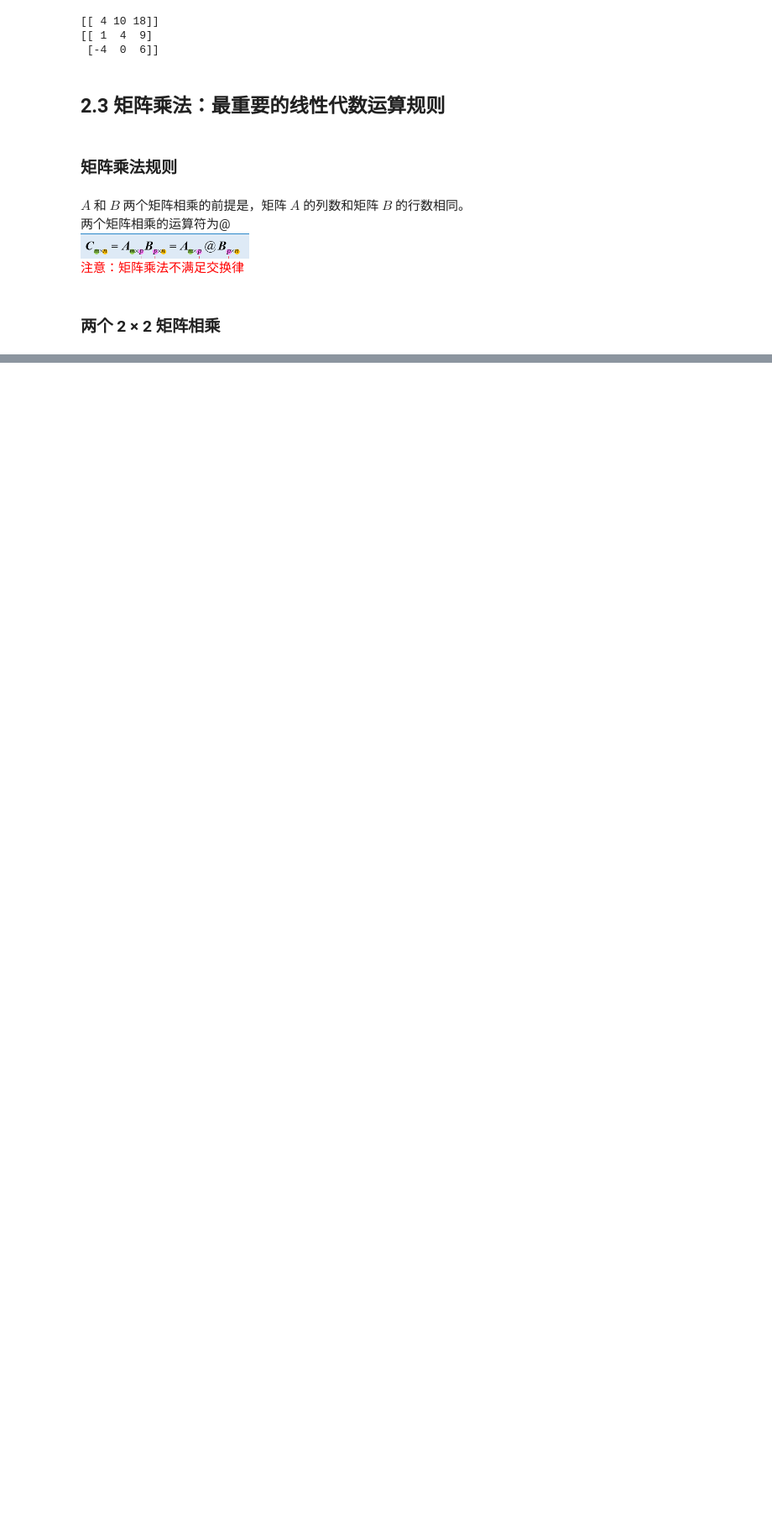
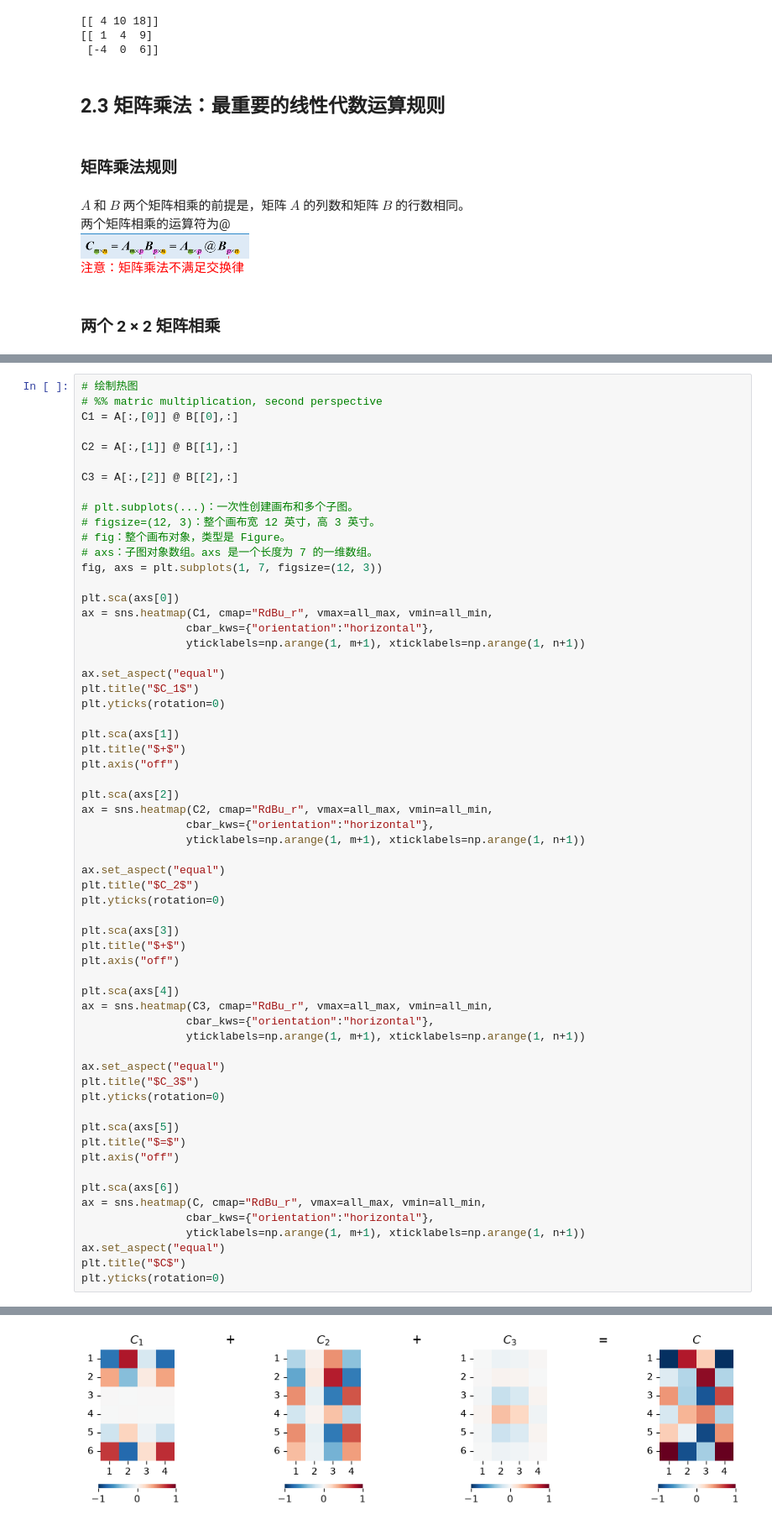
Before and after one commit to D200412/Math, a Jupyter notebook: book_01_数学要素/Chapter_02_乘除.ipynb, the cells around one changed output, grey strips where cells are left out. Shown at 84% size. Cells and saved outputs as stored; diff of their text form; blank space fills up the shorter version.

```diff
--- a/book_01_数学要素/Chapter_02_乘除.ipynb
+++ b/book_01_数学要素/Chapter_02_乘除.ipynb
@@ -222,0 +339,62 @@ $A$ 和 $B$ 两个矩阵相乘的前提是，矩阵 $A$ 的列数和矩阵 $B$
+# %%
+# 绘制热图
+# %% matric multiplication, second perspective
+C1 = A[:,[0]] @ B[[0],:]
+
+C2 = A[:,[1]] @ B[[1],:]
+
+C3 = A[:,[2]] @ B[[2],:]
+
+# plt.subplots(...)：一次性创建画布和多个子图。
+# figsize=(12, 3)：整个画布宽 12 英寸，高 3 英寸。
+# fig：整个画布对象，类型是 Figure。
+# axs：子图对象数组。axs 是一个长度为 7 的一维数组。
+fig, axs = plt.subplots(1, 7, figsize=(12, 3))
+
+plt.sca(axs[0])
+ax = sns.heatmap(C1, cmap="RdBu_r", vmax=all_max, vmin=all_min,
+                cbar_kws={"orientation":"horizontal"},
+                yticklabels=np.arange(1, m+1), xticklabels=np.arange(1, n+1))
+
+ax.set_aspect("equal")
+plt.title("$C_1$")
+plt.yticks(rotation=0)
+
+plt.sca(axs[1])
+plt.title("$+$")
+plt.axis("off")
+
+plt.sca(axs[2])
+ax = sns.heatmap(C2, cmap="RdBu_r", vmax=all_max, vmin=all_min,
+                cbar_kws={"orientation":"horizontal"},
+                yticklabels=np.arange(1, m+1), xticklabels=np.arange(1, n+1))
+
+ax.set_aspect("equal")
+plt.title("$C_2$")
+plt.yticks(rotation=0)
+
+plt.sca(axs[3])
+plt.title("$+$")
+plt.axis("off")
+
+plt.sca(axs[4])
+ax = sns.heatmap(C3, cmap="RdBu_r", vmax=all_max, vmin=all_min,
+                cbar_kws={"orientation":"horizontal"},
+                yticklabels=np.arange(1, m+1), xticklabels=np.arange(1, n+1))
+
+ax.set_aspect("equal")
+plt.title("$C_3$")
+plt.yticks(rotation=0)
+
+plt.sca(axs[5])
+plt.title("$=$")
+plt.axis("off")
+
+plt.sca(axs[6])
+ax = sns.heatmap(C, cmap="RdBu_r", vmax=all_max, vmin=all_min,
+                cbar_kws={"orientation":"horizontal"},
+                yticklabels=np.arange(1, m+1), xticklabels=np.arange(1, n+1))
+ax.set_aspect("equal")
+plt.title("$C$")
+plt.yticks(rotation=0)
+# %% [output]
@@ -222,0 +408 @@ $A$ 和 $B$ 两个矩阵相乘的前提是，矩阵 $A$ 的列数和矩阵 $B$
+[figure, added]
```
Also changed, not shown: parts of 19 cells of this notebook, 2 other files.
